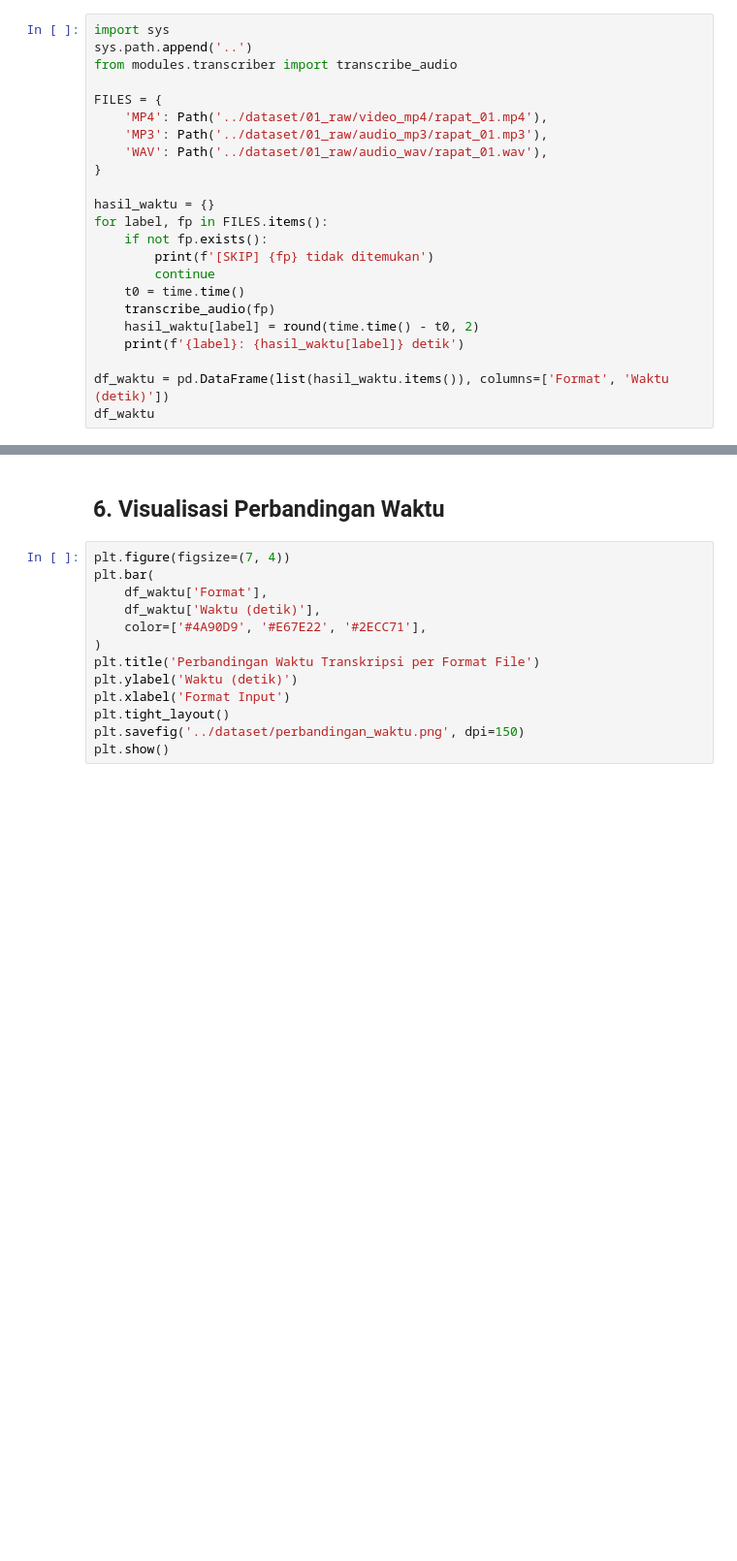
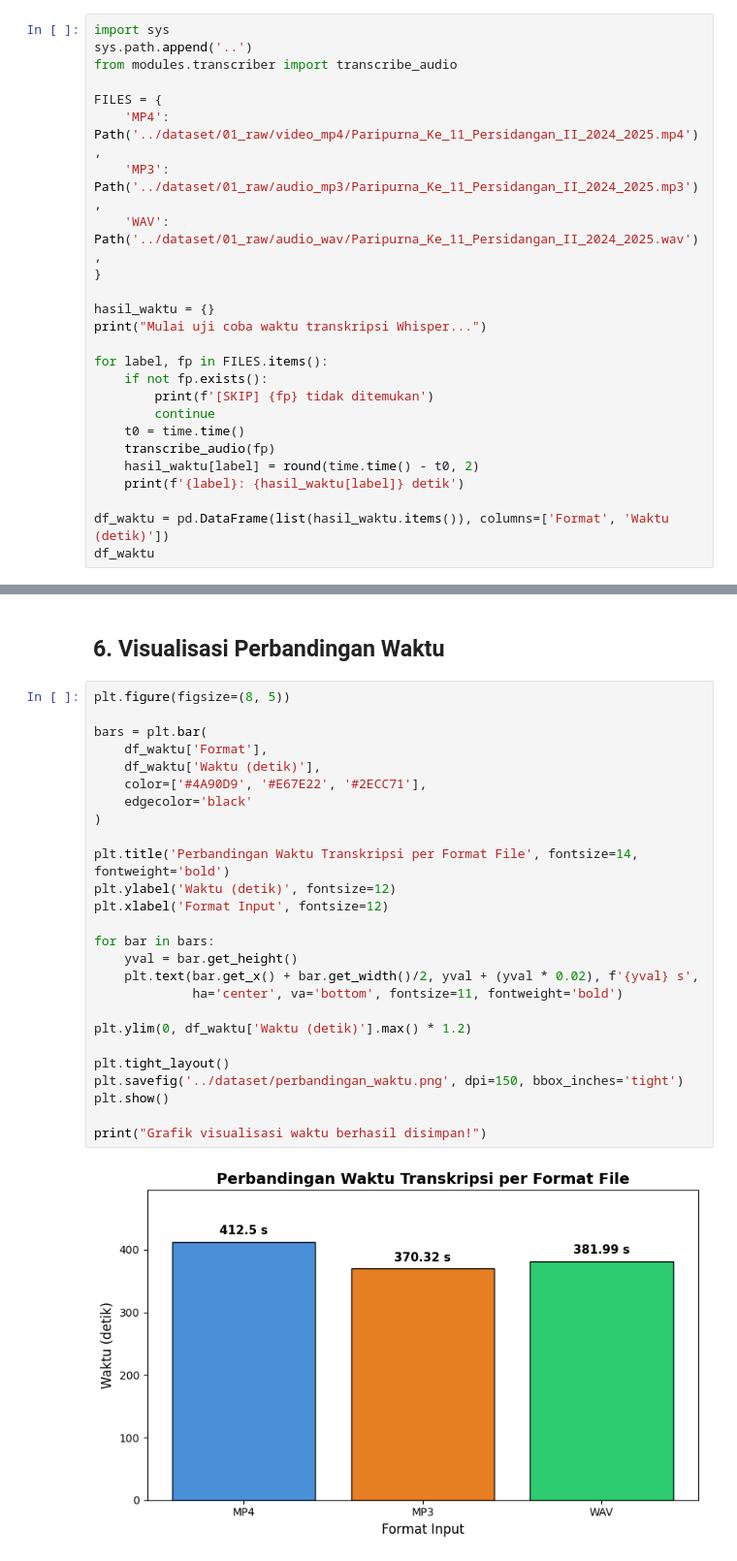
Before and after one commit to OkaWiyana/meeting-summarizer, a Jupyter notebook: notebooks/03_evaluation_rouge.ipynb, the cells around one changed output, grey strips where cells are left out. Shown at 97% size. Saved outputs shown, nothing was run; the diff lists cells and outputs as text; blank space fills up the shorter version.

```diff
--- a/notebooks/03_evaluation_rouge.ipynb
+++ b/notebooks/03_evaluation_rouge.ipynb
@@ -52,12 +137,14 @@ sys.path.append('..')
 from modules.transcriber import transcribe_audio
 
 FILES = {
-    'MP4': Path('../dataset/01_raw/video_mp4/rapat_01.mp4'),
-    'MP3': Path('../dataset/01_raw/audio_mp3/rapat_01.mp3'),
-    'WAV': Path('../dataset/01_raw/audio_wav/rapat_01.wav'),
+    'MP4': Path('../dataset/01_raw/video_mp4/Paripurna_Ke_11_Persidangan_II_2024_2025.mp4'),
+    'MP3': Path('../dataset/01_raw/audio_mp3/Paripurna_Ke_11_Persidangan_II_2024_2025.mp3'),
+    'WAV': Path('../dataset/01_raw/audio_wav/Paripurna_Ke_11_Persidangan_II_2024_2025.wav'),
 }
 
 hasil_waktu = {}
+print("Mulai uji coba waktu transkripsi Whisper...")
+
 for label, fp in FILES.items():
     if not fp.exists():
         print(f'[SKIP] {fp} tidak ditemukan')
@@ -72,15 +168,30 @@ df_waktu
 # %% [markdown]
 ## 6. Visualisasi Perbandingan Waktu
 # %%
-plt.figure(figsize=(7, 4))
-plt.bar(
+plt.figure(figsize=(8, 5))
+
+bars = plt.bar(
     df_waktu['Format'],
     df_waktu['Waktu (detik)'],
     color=['#4A90D9', '#E67E22', '#2ECC71'],
+    edgecolor='black'
 )
-plt.title('Perbandingan Waktu Transkripsi per Format File')
-plt.ylabel('Waktu (detik)')
-plt.xlabel('Format Input')
+
+plt.title('Perbandingan Waktu Transkripsi per Format File', fontsize=14, fontweight='bold')
+plt.ylabel('Waktu (detik)', fontsize=12)
+plt.xlabel('Format Input', fontsize=12)
+
+for bar in bars:
+    yval = bar.get_height()
+    plt.text(bar.get_x() + bar.get_width()/2, yval + (yval * 0.02), f'{yval} s',
+             ha='center', va='bottom', fontsize=11, fontweight='bold')
+
+plt.ylim(0, df_waktu['Waktu (detik)'].max() * 1.2)
+
 plt.tight_layout()
-plt.savefig('../dataset/perbandingan_waktu.png', dpi=150)
+plt.savefig('../dataset/perbandingan_waktu.png', dpi=150, bbox_inches='tight')
 plt.show()
+
+print("Grafik visualisasi waktu berhasil disimpan!")
+# %% [output]
+[figure, added]
```
Also changed, not shown: parts of 7 cells of this notebook, 13 other files.
